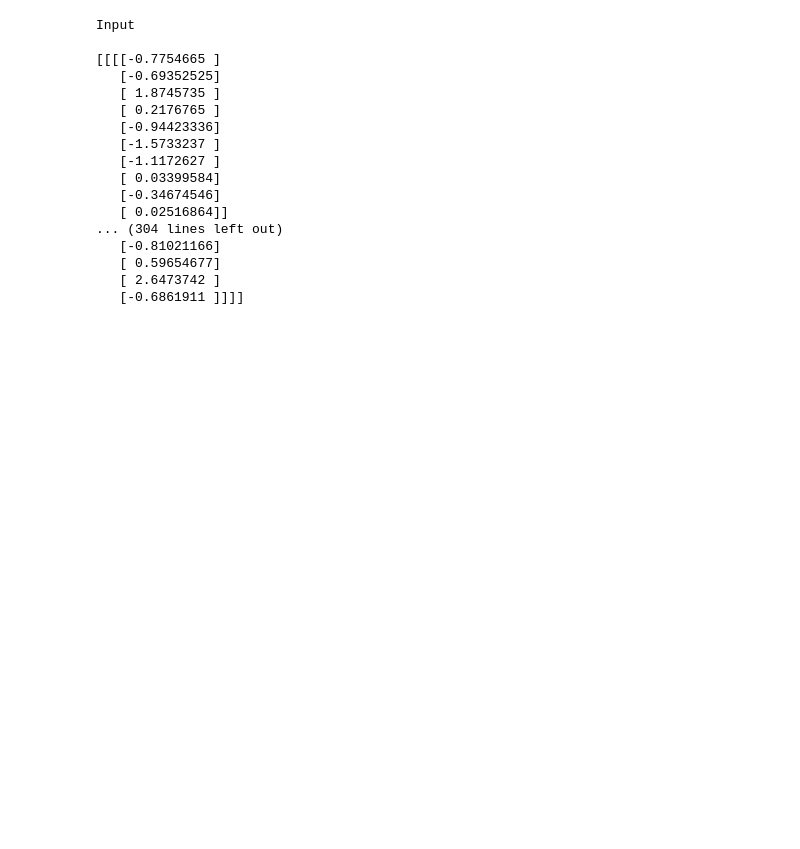
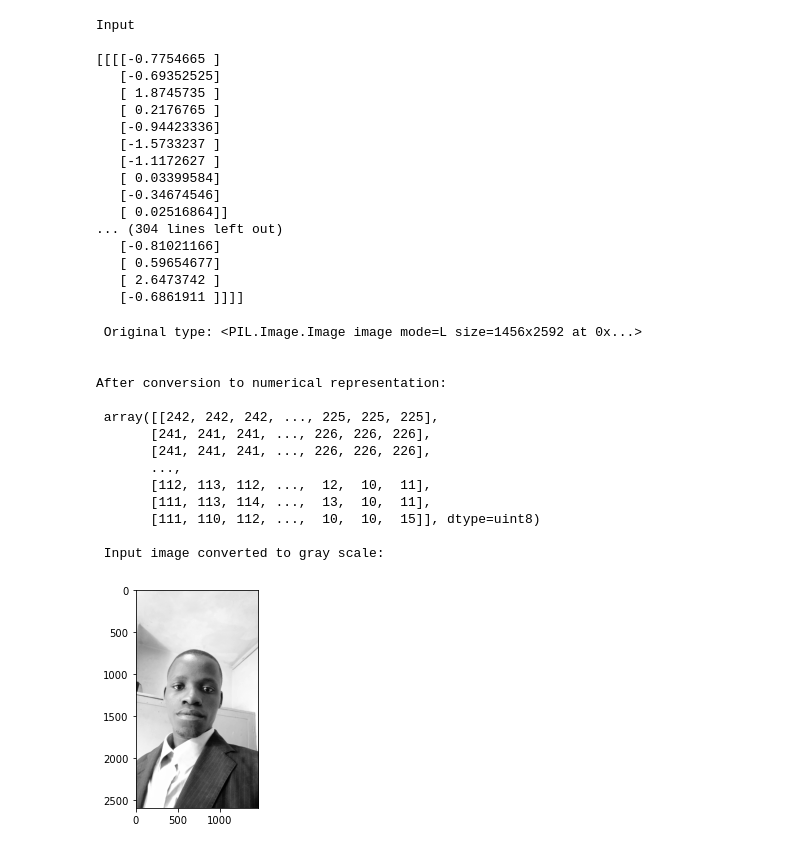
Before and after one commit to muwongelawrence-tech/Fuel-consumption-in-canada, a Jupyter notebook: Fuel consumption in Canada.ipynb, the cells around one changed output. Cells and saved outputs as stored; diff of their text form; code cells hidden in the pictures; blank space fills up the shorter version.

Commit message:
changing an image to grey scale

```diff
--- a/Fuel consumption in Canada.ipynb
+++ b/Fuel consumption in Canada.ipynb
@@ -199,17 +199,37 @@ Input
    [ 2.6473742 ]
    [-0.6861911 ]]]]
 # %%
+im = Image.open('ml2.jpg')  # type here your image's name
 
-
-im = Image.open('bird.jpg')  # type here your image's name
-
-image_gr = im.convert("L")    # convert("L") translate color images into black and white
-                              # uses the ITU-R 601-2 Luma transform (there are several
-                              # ways to convert an image to grey scale)
+image_gr = im.convert("L")
+# convert("L") translate color images into black and white
+# uses the ITU-R 601-2 Luma transform (there are several
+# ways to convert an image to grey scale)
 print("\n Original type: %r \n\n" % image_gr)
 
 # convert image to a matrix with values from 0 to 255 (uint8)
 arr = np.asarray(image_gr)
 print("After conversion to numerical representation: \n\n %r" % arr)
 ### Activating matplotlib for Ipython
 %matplotlib inline
+### Plot image
+imgplot = plt.imshow(arr)
+imgplot.set_cmap('gray')  #you can experiment different colormaps (Greys,winter,autumn)
+print("\n Input image converted to gray scale: \n")
+plt.show(imgplot)
+# %% [output]
+ Original type: <PIL.Image.Image image mode=L size=1456x2592 at 0x...>
+
+
+After conversion to numerical representation:
+
+ array([[242, 242, 242, ..., 225, 225, 225],
+       [241, 241, 241, ..., 226, 226, 226],
+       [241, 241, 241, ..., 226, 226, 226],
+       ...,
+       [112, 113, 112, ...,  12,  10,  11],
+       [111, 113, 114, ...,  13,  10,  11],
+       [111, 110, 112, ...,  10,  10,  15]], dtype=uint8)
+
+ Input image converted to gray scale:
+[figure, added]
```
